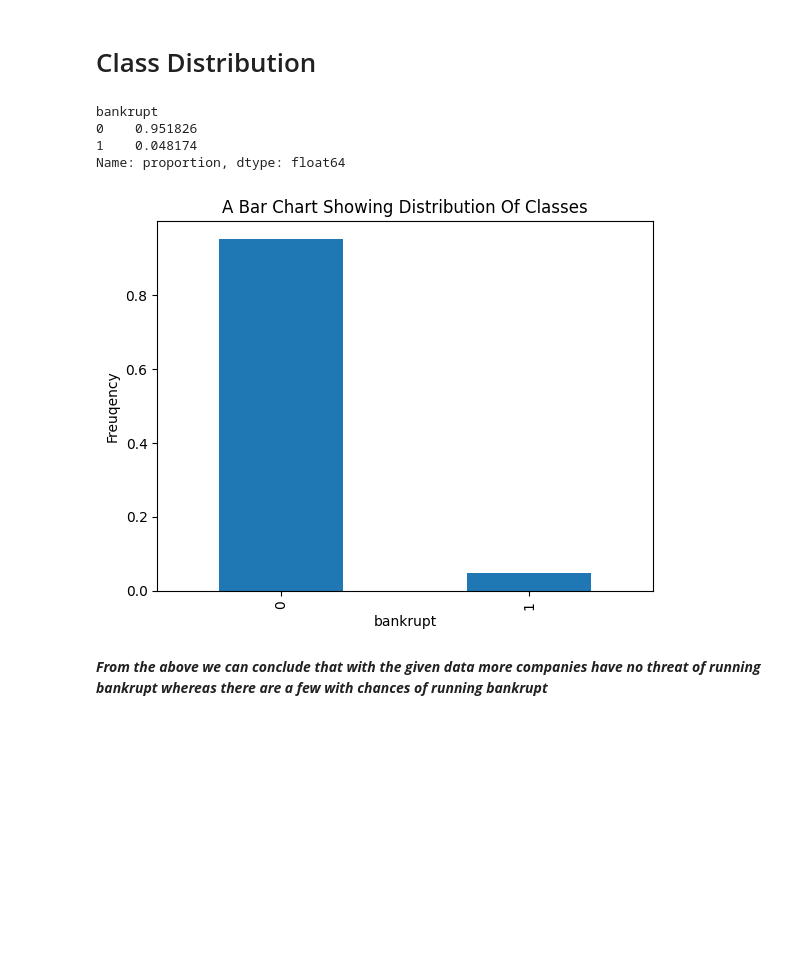
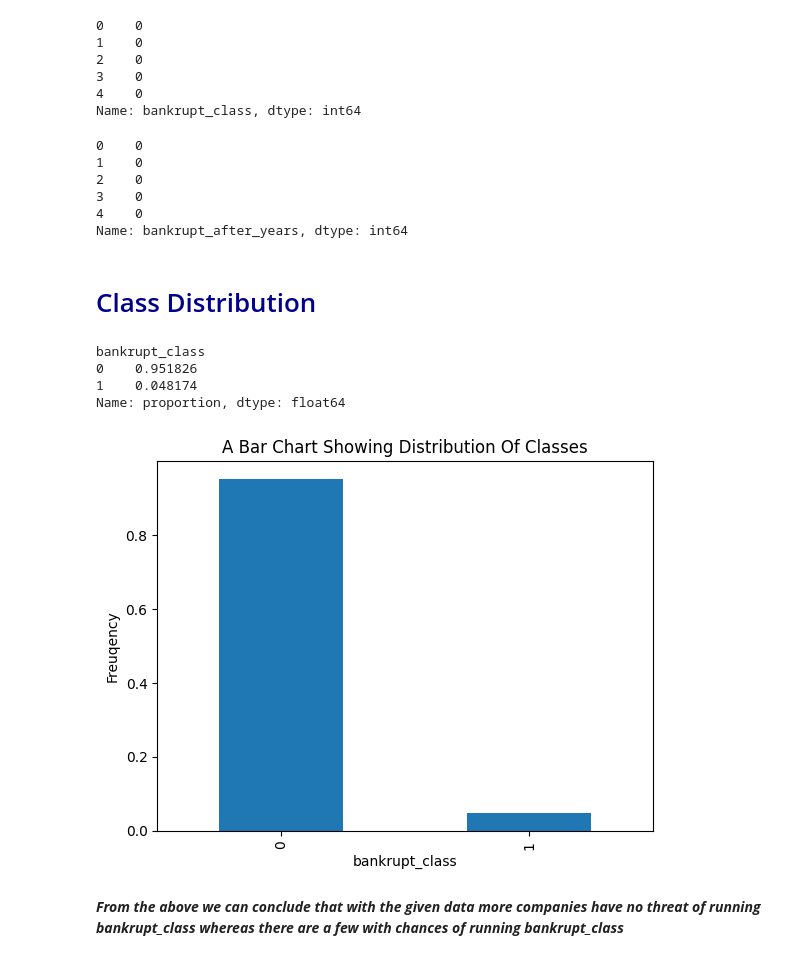
Before and after one commit to kalasamuel/CompanyBankruptcyML, a Jupyter notebook: EDA.ipynb, the cells around one changed output. Saved outputs shown, nothing was run; the diff lists cells and outputs as text; code cells hidden in the pictures; blank space fills up the shorter version.

```diff
--- a/EDA.ipynb
+++ b/EDA.ipynb
@@ -75,4 +62,0 @@ Name: bankrupt, dtype: object
-# %%
-#Making the target to have classes 0 and 1
-poland_df["bankrupt"] = poland_df["bankrupt"].str.replace(r"b'|'", "", regex=True).astype(int)
-poland_df["bankrupt"].head()
@@ -96,18 +63,36 @@ poland_df.tail()
+# %%
+poland_df["bankrupt_class"].head()
+# %% [output]
+0    0
+1    0
+2    0
+3    0
+4    0
+Name: bankrupt_class, dtype: int64
+# %%
+poland_df["bankrupt_after_years"].head()
+# %% [output]
+0    0
+1    0
+2    0
+3    0
+4    0
+Name: bankrupt_after_years, dtype: int64
 # %% [markdown]
-# Class Distribution
+<h1 style="color:darkblue";>Class Distribution </h1>
 # %%
-poland_df["bankrupt"].value_counts(normalize=True)
+poland_df["bankrupt_class"].value_counts(normalize=True)
 # %% [output]
-bankrupt
+bankrupt_class
 0    0.951826
 1    0.048174
 Name: proportion, dtype: float64
 # %%
 # A Plot showing Distribution of classes
-poland_df["bankrupt"].value_counts(normalize=True).plot(kind="bar")
+poland_df["bankrupt_class"].value_counts(normalize=True).plot(kind="bar")
 plt.title("A Bar Chart Showing Distribution Of Classes")
 plt.ylabel("Freuqency");
 # %% [output]
-[figure, old version]
+[figure, new version]
 # %% [markdown]
-***From the above we can conclude that with the given data more companies have no threat of running bankrupt whereas there are a few with chances of running bankrupt***
+***From the above we can conclude that with the given data more companies have no threat of running bankrupt_class whereas there are a few with chances of running bankrupt_class***
```
Also changed, not shown: parts of 23 cells of this notebook, 7 other files.
